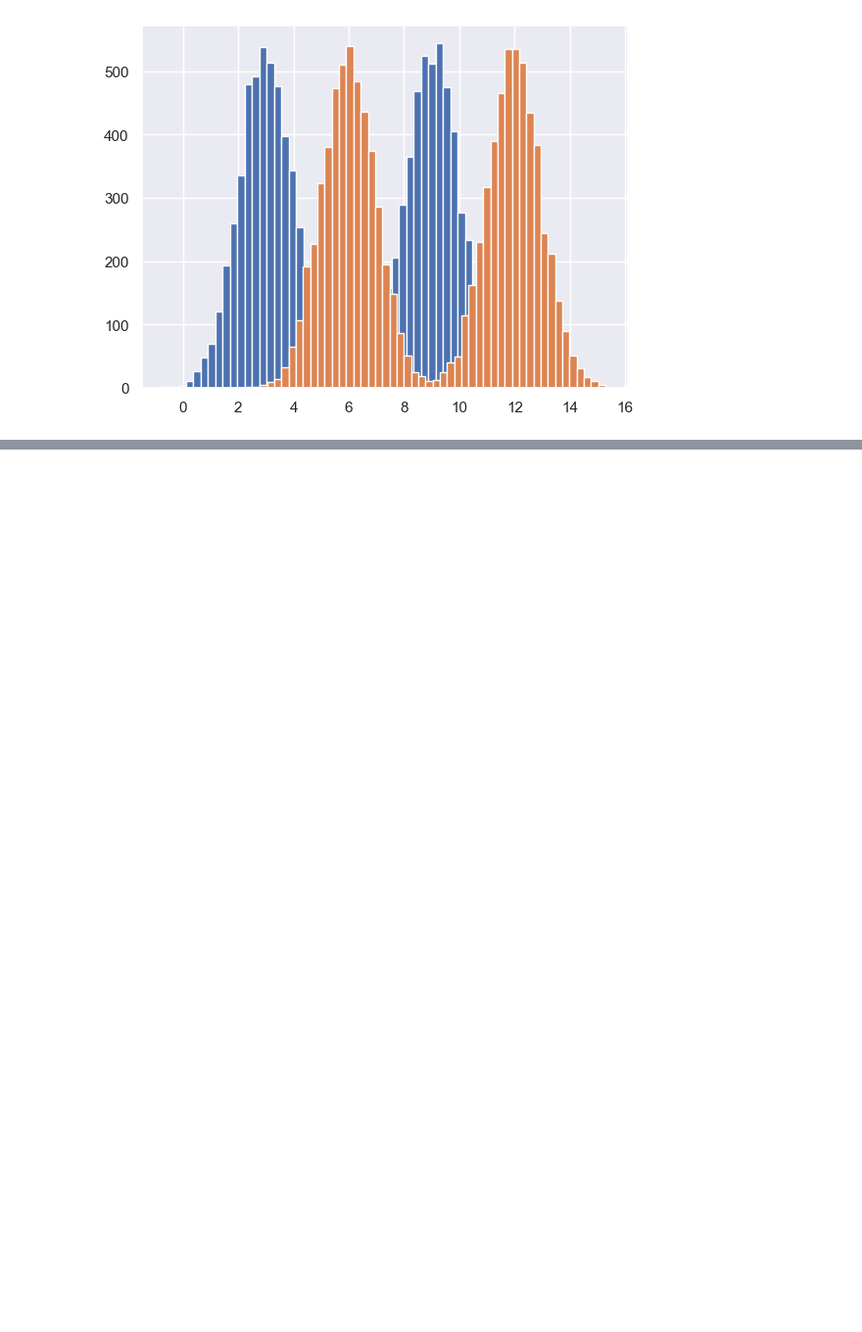
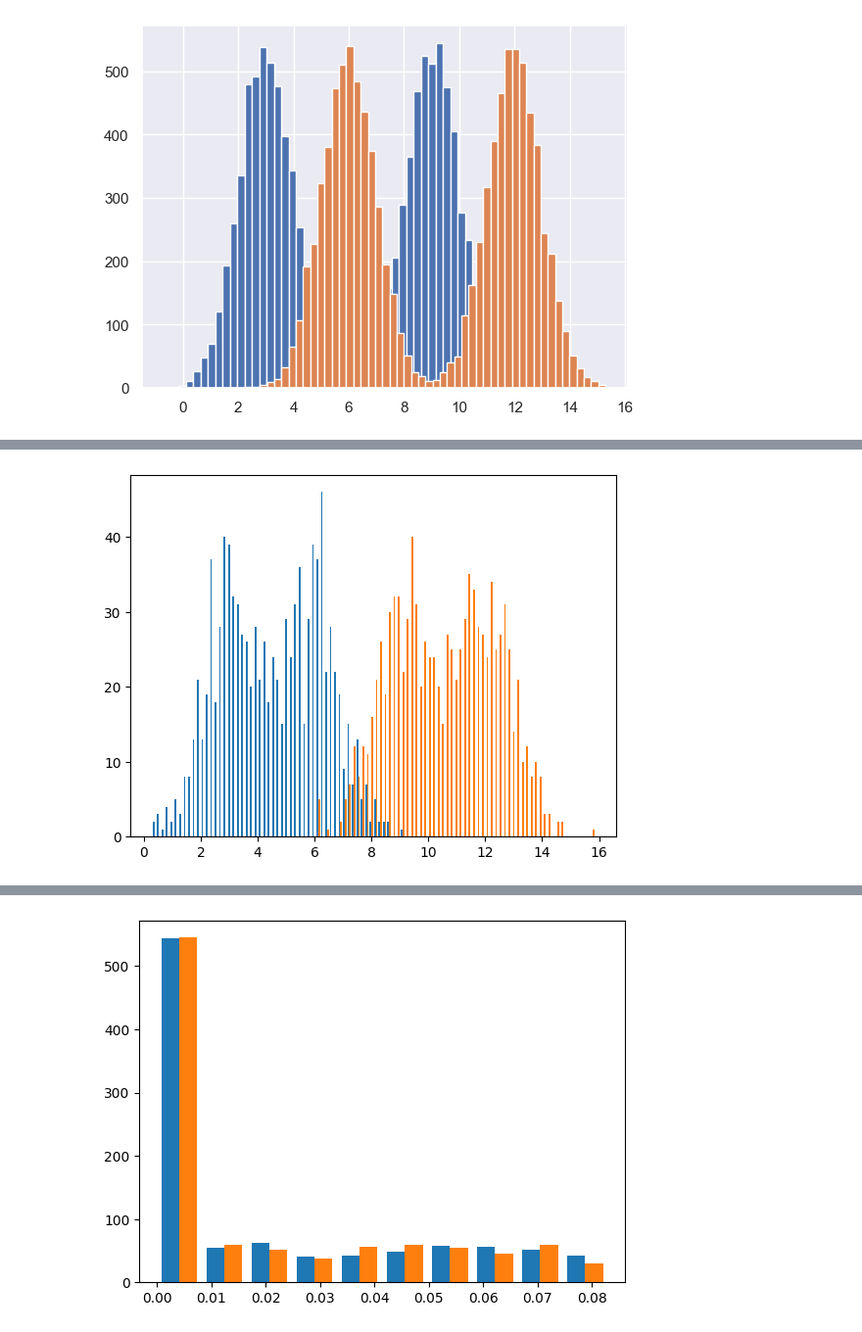
Before and after one commit to PrafulAradhyamth/dlprac, a Jupyter notebook: chapter4.ipynb, the cells around one changed output, grey strips where cells are left out. Shown: that part at 98% size. Cells and saved outputs as stored; diff of their text form; code cells hidden in the pictures; blank space fills up the shorter version.

```diff
--- a/chapter4.ipynb
+++ b/chapter4.ipynb
@@ -161,0 +140,69 @@ plt.show()
+# %%
+import numpy as np
+from scipy.stats import multivariate_normal
+
+# Generate synthetic data with given data
+# seed the randomness for repeatability
+np.random.seed(42)
+num_samples = 1000
+
+# Class 0
+mean_0 = np.array([6, 12])
+cov_0 = np.array([[1, 0], [0, 1]])
+class_0 = np.random.multivariate_normal(mean_0, cov_0, num_samples // 2)
+
+# Class 1
+mean_1 = np.array([3, 9])
+cov_1 = np.array([[1, 0], [0, 1]])
+class_1 = np.random.multivariate_normal(mean_1, cov_1, num_samples // 2)
+
+# Concatenate data
+data = np.concatenate((class_0, class_1), axis=0)
+
+plt.hist(class_0,bins = 50)
+
+plt.hist(class_1,bins = 50)
+plt.show()
+# GMM Parameters
+num_clusters = 2
+num_iterations = 100
+
+# Initialize parameters
+weights = np.ones(num_clusters) / num_clusters
+means = np.random.randn(num_clusters, 2)
+covariances = np.array([np.eye(2)] * num_clusters)
+
+# EM Algorithm
+for _ in range(num_iterations):
+    # E-step
+    responsibilities = np.zeros((num_samples, num_clusters))
+    for k in range(num_clusters):
+        responsibilities[:, k] = weights[k] * multivariate_normal.pdf(data, mean=means[k], cov=covariances[k])
+
+    responsibilities /= np.sum(responsibilities, axis=1, keepdims=True)
+
+    # M-step
+    for k in range(num_clusters):
+        Nk = np.sum(responsibilities[:, k])
+        weights[k] = Nk / num_samples
+        means[k] = np.dot(responsibilities[:, k], data) / Nk
+        covariances[k] = np.dot(responsibilities[:, k] * (data - means[k]).T, (data - means[k])) / Nk
+
+# Classify the data based on GMM probabilities
+probabilities = np.zeros((num_samples, num_clusters))
+
+for k in range(num_clusters):
+    probabilities[:, k] = weights[k] * multivariate_normal.pdf(data, mean=means[k], cov=covariances[k])
+print('Means extimated from EM also: ')
+print(means)
+print("covariances extimated from the EM algo: ")
+print(covariances)
+plt.hist(probabilities)
+
+predicted_labels = np.argmax(probabilities, axis=1)
+
+# Print the predicted labels
+print("Predicted Labels:")
+print(predicted_labels)
+# %% [output]
+[figure, added]
@@ -161,0 +226 @@ plt.show()
+[figure, added]
```
Also changed, not shown: parts of 4 cells of this notebook.
